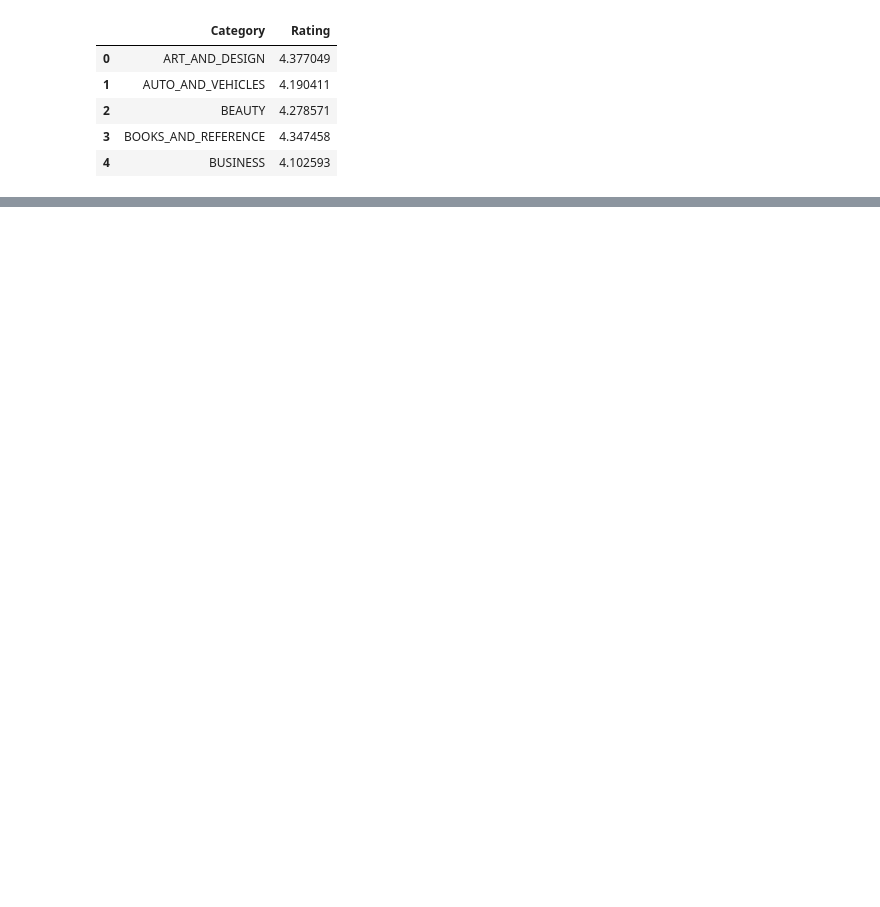
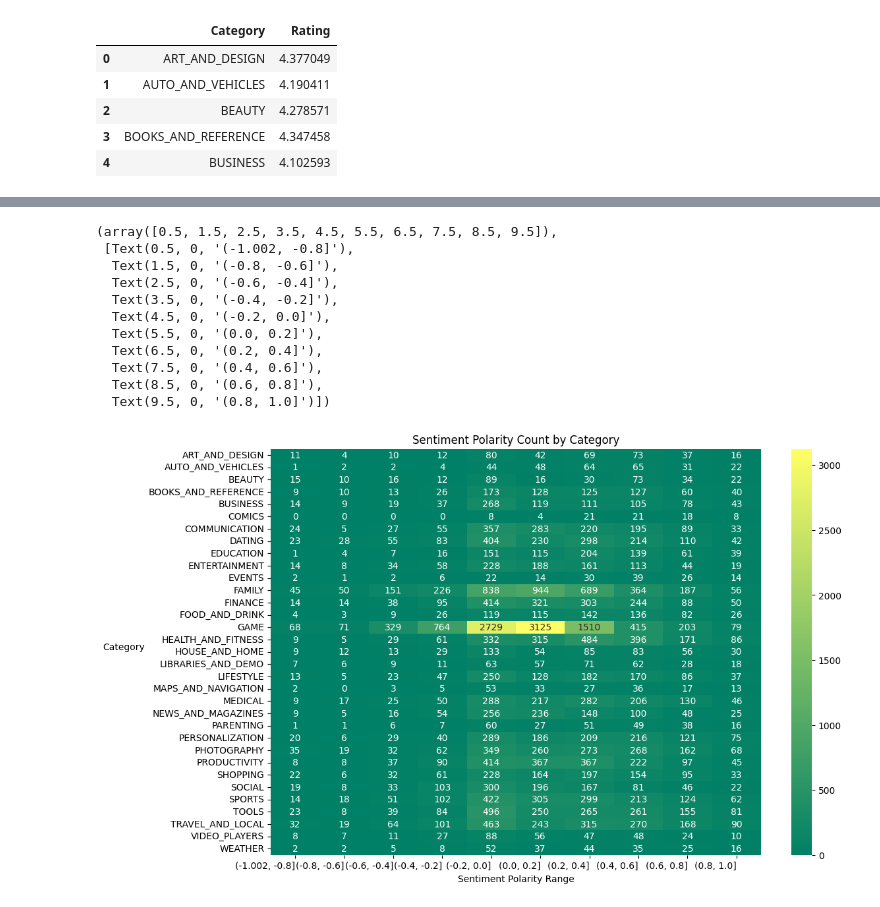
Before and after one commit to usama-asghar1/VisualisationProject, a Jupyter notebook: Visualisation_Project.ipynb, the cells around one changed output, grey strips where cells are left out. Cells and saved outputs as stored; diff of their text form; code cells hidden in the pictures; blank space fills up the shorter version.

```diff
--- a/Visualisation_Project.ipynb
+++ b/Visualisation_Project.ipynb
@@ -233,0 +263,25 @@ plt.xticks([3.5, 4, 4.5])
+# %%
+polarity_count_by_category = pd.crosstab(merged_data['Category'], pd.cut(merged_data['Sentiment_Polarity'], bins=10))
+
+plt.figure(figsize=(12, 8))
+sns.heatmap(polarity_count_by_category, cmap='summer', annot=True, fmt='d').set(
+    title='Sentiment Polarity Count by Category',
+    xlabel='Sentiment Polarity Range',
+    ylabel='Category'
+)
+
+plt.ylabel('Category',rotation=0, ha='right')
+plt.xticks(rotation=0, ha='right')
+# %% [output]
+(array([0.5, 1.5, 2.5, 3.5, 4.5, 5.5, 6.5, 7.5, 8.5, 9.5]),
+ [Text(0.5, 0, '(-1.002, -0.8]'),
+  Text(1.5, 0, '(-0.8, -0.6]'),
+  Text(2.5, 0, '(-0.6, -0.4]'),
+  Text(3.5, 0, '(-0.4, -0.2]'),
+  Text(4.5, 0, '(-0.2, 0.0]'),
+  Text(5.5, 0, '(0.0, 0.2]'),
+  Text(6.5, 0, '(0.2, 0.4]'),
+  Text(7.5, 0, '(0.4, 0.6]'),
+  Text(8.5, 0, '(0.6, 0.8]'),
+  Text(9.5, 0, '(0.8, 1.0]')])
+[figure, added]
```
Also changed, not shown: parts of 20 cells of this notebook.
